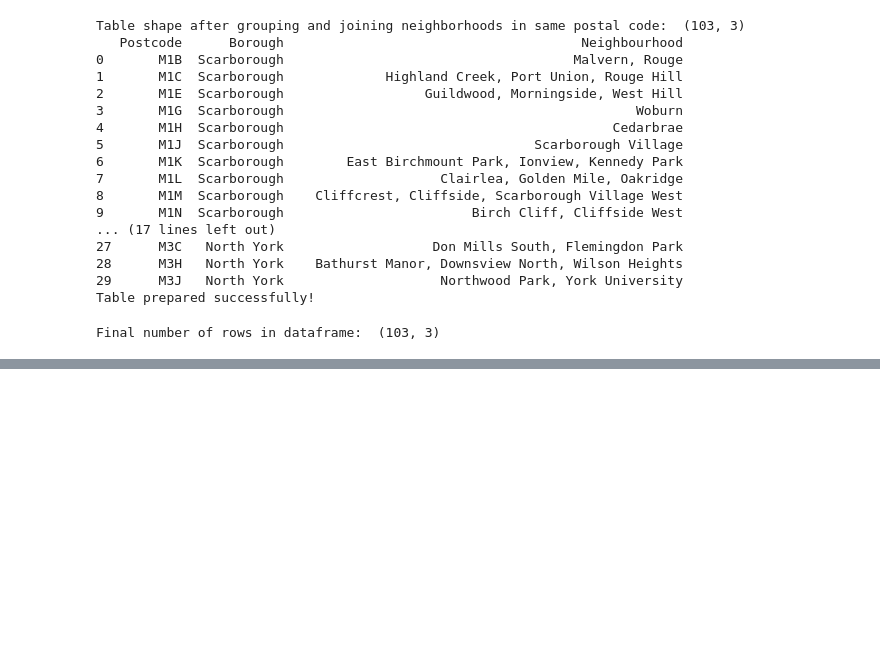
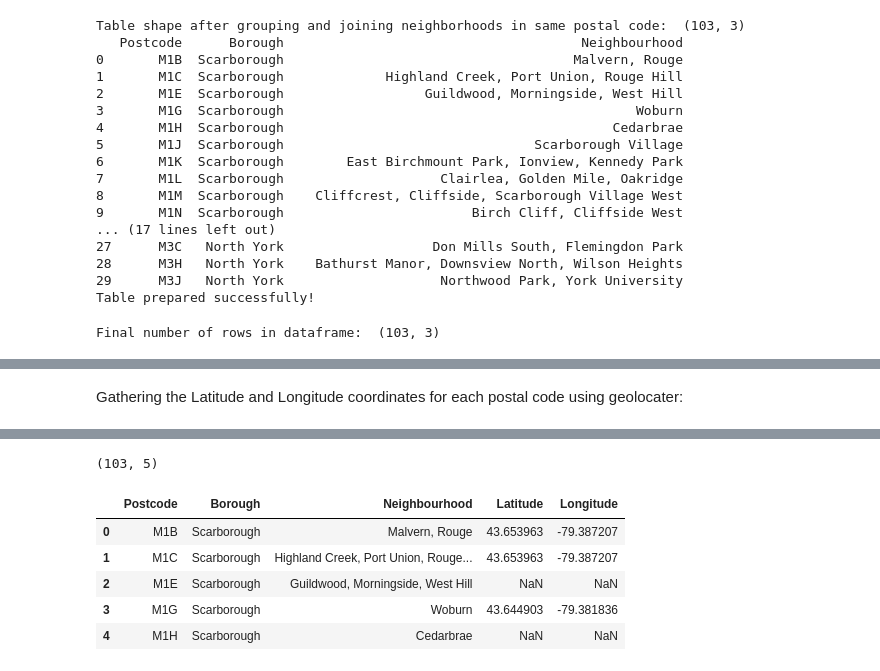
Before and after one commit to sujita20/Coursera_Capstone, a Jupyter notebook: Segmenting and Clustering Toronto.ipynb, the cells around one changed output, grey strips where cells are left out. Saved outputs shown, nothing was run; the diff lists cells and outputs as text; code cells hidden in the pictures; blank space fills up the shorter version.

```diff
--- a/Segmenting and Clustering Toronto.ipynb
+++ b/Segmenting and Clustering Toronto.ipynb
@@ -235,0 +260,18 @@ Final number of rows in dataframe:  (103, 3)
+# %% [markdown]
+Gathering the Latitude and Longitude coordinates for each postal code using geolocater:
+# %%
+pbar = ProgressBar()
+geolocator = Nominatim()
+location = None
+while(location is None):
+    for index in pbar(range(0,dataframe3['Postcode'].shape[0])):
+        address = dataframe3.loc[index,'Postcode'] + ", Toronto, Ontario"
+        location = geolocator.geocode(address, timeout = None)
+        if (location != None):
+            dataframe3.loc[index,'Latitude'] = location.latitude
+            dataframe3.loc[index,'Longitude'] = location.longitude
+        sleep(1)
+
+print(dataframe3.shape)
+dataframe3.head()
+# %% [output]
@@ -235,0 +279,7 @@ Final number of rows in dataframe:  (103, 3)
+(103, 5)
+|  | Postcode | Borough | Neighbourhood | Latitude | Longitude |
+| 0 | M1B | Scarborough | Malvern, Rouge | 43.653963 | -79.387207 |
+| 1 | M1C | Scarborough | Highland Creek, Port Union, Rouge... | 43.653963 | -79.387207 |
+| 2 | M1E | Scarborough | Guildwood, Morningside, West Hill | NaN | NaN |
+| 3 | M1G | Scarborough | Woburn | 43.644903 | -79.381836 |
+| 4 | M1H | Scarborough | Cedarbrae | NaN | NaN |
```
Also changed, not shown: parts of 5 cells of this notebook.
